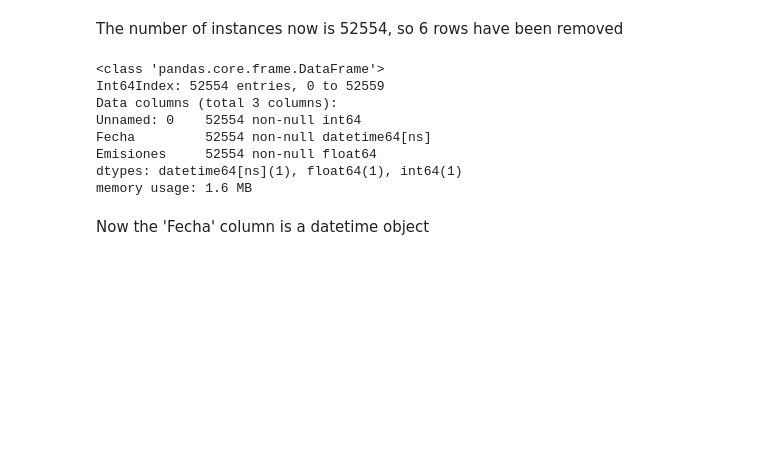
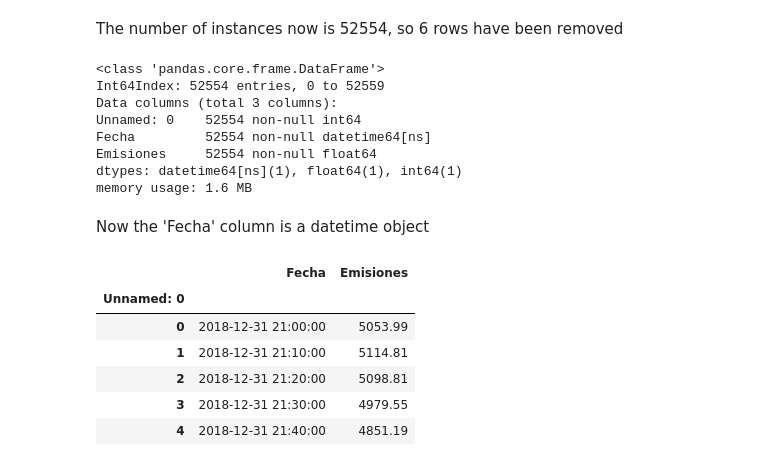
Before and after one commit to hectorLop/CO2_emissions_forecast, a Jupyter notebook: CO2_feature_engineering_and_visualization.ipynb, the cells around one changed output. Cells and saved outputs as stored; diff of their text form; code cells hidden in the pictures; blank space fills up the shorter version.

```diff
--- a/CO2_feature_engineering_and_visualization.ipynb
+++ b/CO2_feature_engineering_and_visualization.ipynb
@@ -88,0 +91,10 @@ dataset.to_csv("2019_Emissions_Clean.csv")
+# %%
+dataset.head()
+# %% [output]
+|  | Fecha | Emisiones |
+| Unnamed: 0 |  |  |
+| 0 | 2018-12-31 21:00:00 | 5053.99 |
+| 1 | 2018-12-31 21:10:00 | 5114.81 |
+| 2 | 2018-12-31 21:20:00 | 5098.81 |
+| 3 | 2018-12-31 21:30:00 | 4979.55 |
+| 4 | 2018-12-31 21:40:00 | 4851.19 |
```
Also changed, not shown: parts of 4 cells of this notebook.
